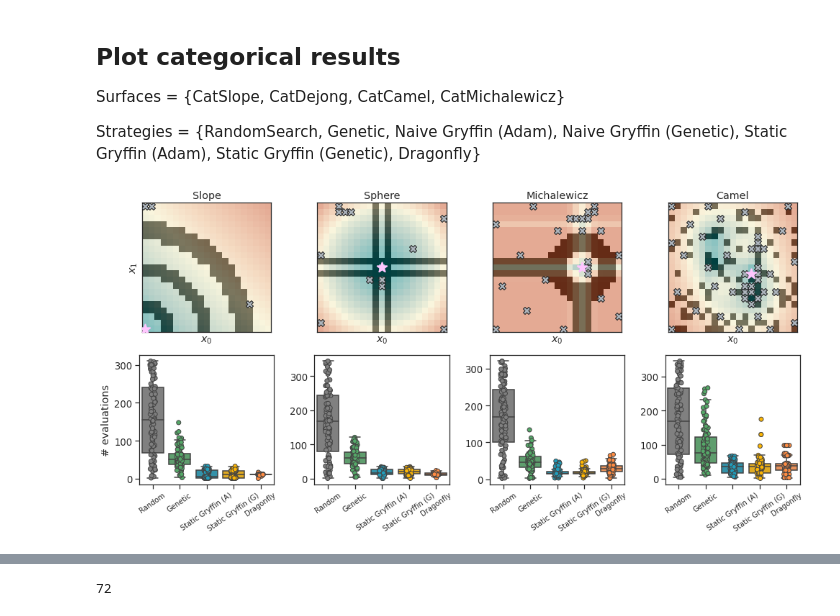
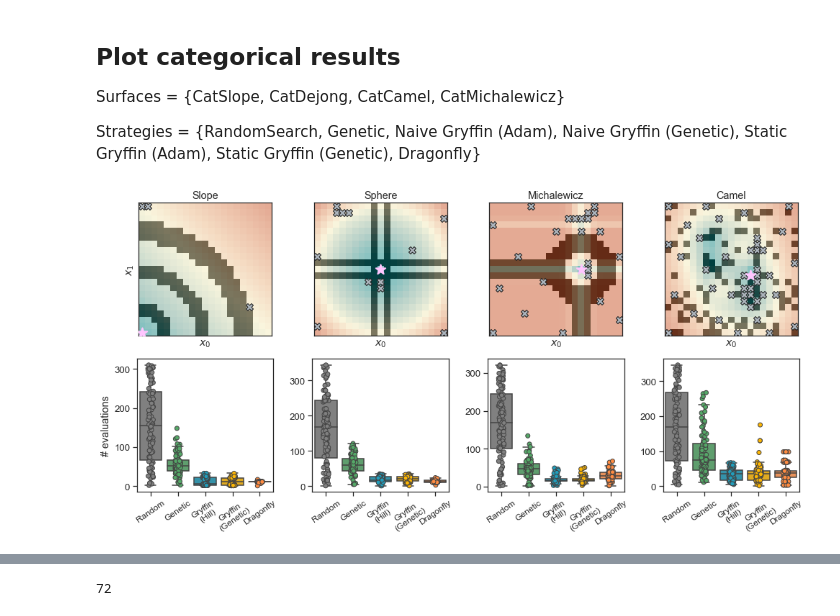
Before and after one commit to aspuru-guzik-group/gryffin-known-constraints, a Jupyter notebook: analysis/known-constraints/kwn-analysis.ipynb, the cells around one changed output, grey strips where cells are left out. Drawn from its saved outputs; the diff is of its cells as text; code cells hidden in the pictures.

Commit message:
update analytical test results

```diff
--- a/analysis/known-constraints/kwn-analysis.ipynb
+++ b/analysis/known-constraints/kwn-analysis.ipynb
@@ -186,0 +493,28 @@ def plot_trace_sigle_dragonfly(folder, ax, categorical=False, color='k', label='
+# %%
+#--------------------
+# Schwefel regular
+#--------------------
+
+fig, ax = plt.subplots()
+
+surface = SchwefelConstr()
+plot_trace_sigle('../../benchmarks_known/schwefel/random/', ax, color='gray', label='Random',
+                 shift=surface.minima[0]['value'], log=True)
+plot_trace_sigle('../../benchmarks_known/schwefel/deap/', ax, color='g', label='Genetic',
+                 shift=surface.minima[0]['value'], log=True)
+plot_trace_sigle('../../benchmarks_known/schwefel/opt_adam/', ax, color='#219ebc', label='Gryffin (Adam)',
+                 shift=surface.minima[0]['value'], log=True)
+plot_trace_sigle('../../benchmarks_known/schwefel/opt_genetic/', ax, color='#ffb703', label='Gryffin (Genetic)',
+                 shift=surface.minima[0]['value'], log=True)
+plot_trace_sigle_dragonfly('../../benchmarks_known/schwefel/dragonfly/', ax, color='#ff8c42', label='Dragonfly',
+                  shift=surface.minima[0]['value'], log=True)
+
+
+fig, ax = plt.subplots()
+
+plot_constr_surface(surface, ax=ax, N=100)
+# example samples
+with open('../../benchmarks_known/schwefel/opt_genetic/results.pkl', 'rb') as content:
+    data = pickle.load(content)
+X = data[0].loc[:, ['x0', 'x1']]
+ax.scatter(X['x0'], X['x1'], marker='X', s=100, color='#adb5bd', edgecolor='k', zorder=10)
@@ -186,0 +527,3 @@ def plot_trace_sigle_dragonfly(folder, ax, categorical=False, color='k', label='
+# %%
+ with open(f'../../benchmarks_known/schwefel/random/results.pkl', 'rb') as content:
+        data = pickle.load(content)
@@ -563,7 +981,7 @@ def plot_cat_scatter(data, ax, n=0):
     X_flt = pd.DataFrame([surface.str2array(x) for x in X_str.to_numpy()], columns=X_str.columns)
     ax.scatter(X_flt['x0'], X_flt['x1'], marker='X', s=100, color='#adb5bd', edgecolor='k', zorder=10)
 # %%
-def plot_eval_comparison(folder, ax, best_params):
+def plot_eval_comparison(folder, ax, best_params, log=False):
 
     num_evals_all = []
     opt_strategies = []
@@ -640,6 +1058,8 @@ def plot_eval_comparison(folder, ax, best_params):
                 palette=['gray', 'g', '#219ebc', '#ffb703', '#ff8c42'],
                       edgecolor='#444444', linewidth=1, size=6)
     # b_.set_xticklabels(rotation=30)
+    if log:
+        ax.set_yscale('log')
     return df
 
 
@@ -655,15 +1075,15 @@ def plot_eval_comparison_si(folder, ax, best_params):
         data_deap = pickle.load(content)
 
     # naive
-    with open(f'{folder}/opt_adam_naive/results.pkl', 'rb') as content:
+    with open(f'{folder}/opt_adam_prior_naive/results.pkl', 'rb') as content:
         data_naive_adam = pickle.load(content)
     with open(f'{folder}/opt_genetic_prior_naive/results.pkl', 'rb') as content:
         data_naive_gene = pickle.load(content)
 
     # static
-    with open(f'{folder}/opt_adam/results.pkl', 'rb') as content:
+    with open(f'{folder}/opt_adam_prior/results.pkl', 'rb') as content:
         data_prior_adam = pickle.load(content)
-    with open(f'{folder}/opt_genetic/results.pkl', 'rb') as content:
+    with open(f'{folder}/opt_genetic_prior/results.pkl', 'rb') as content:
         data_prior_gene = pickle.load(content)
 
 
@@ -784,33 +1204,33 @@ df_camel  = plot_eval_comparison('../../benchmarks_known/cat-camel/', ax=axes[1,
 for ax in axes[1,:]:
     ax.set_xlabel('')
     ax.set_ylabel('')
 #     ax.set_xticklabels([
 #         'Random', 'Genetic', 'Naive Gryffin (Adam)',
 #         'Naive Gryffin (Genetic)', 'Static Gryffin (Adam)',
 #         'Static Gryffin (Genetic)' 'Dragonfly',
 
 #     ], rotation=35)
 
     ax.set_xticklabels(['Random', 'Genetic',
-                        'Static Gryffin (A)', 'Static Gryffin (G)',
+                        'Gryffin\n(Hill)', 'Gryffin\n(Genetic)',
                         'Dragonfly'], rotation=35,
-                      fontsize=10)
+                        fontsize=12)
 
 for ax in axes[0,:]:
     ax.set_xticks([])
     ax.set_yticks([])
     ax.set_xlabel('$x_0$')
 
 axes[1,0].set_ylabel('# evaluations')
 axes[0,0].set_ylabel('$x_1$')
 
 axes[0,0].set_title('Slope')
 axes[0,1].set_title('Sphere')
 axes[0,2].set_title('Michalewicz')
 axes[0,3].set_title('Camel')
 
 plt.tight_layout()
 fig.savefig('kwn-categorical.pdf', bbox_inches="tight")
 fig.savefig('kwn-categorical.png', dpi=300, bbox_inches="tight")
 # %% [output]
-[figure, old version]
+[figure, new version]
```
Also changed, not shown: parts of 44 cells of this notebook, 45 other files.
